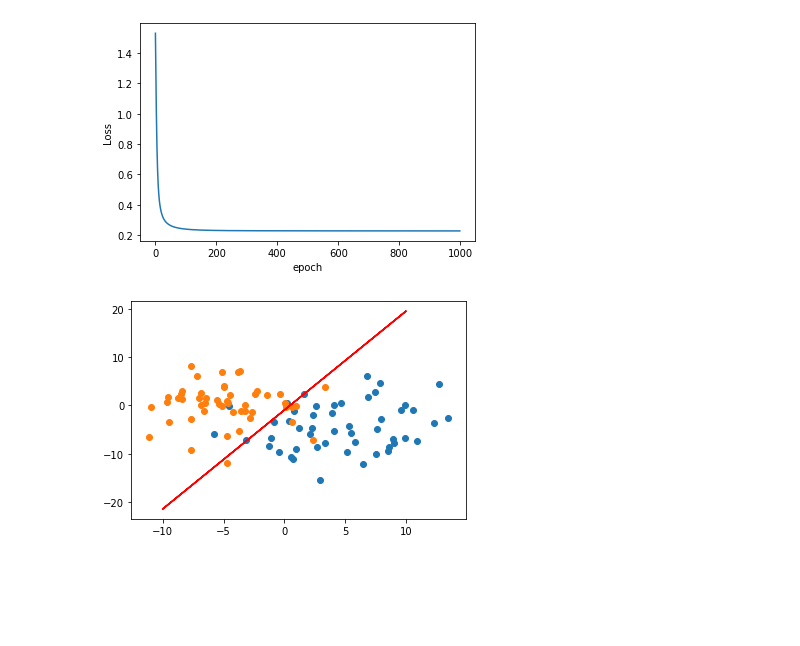
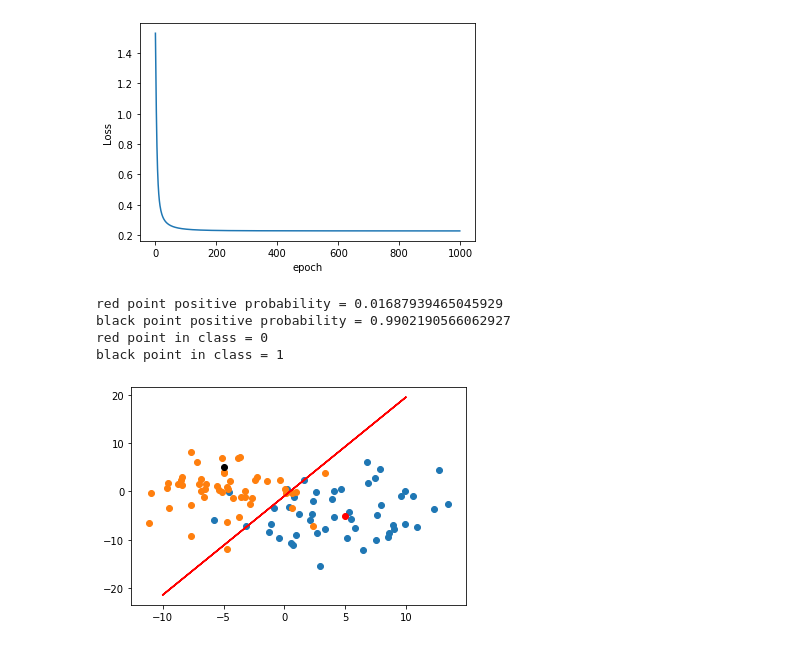
Before and after one commit to SokichiFujita/PyTorch-for-Deep-Learning-and-Computer-Vision, a Jupyter notebook: Chapter5_Perceptrons.ipynb, the cells around one changed output. Saved outputs shown, nothing was run; the diff lists cells and outputs as text; code cells hidden in the pictures; blank space fills up the shorter version.

```diff
--- a/Chapter5_Perceptrons.ipynb
+++ b/Chapter5_Perceptrons.ipynb
@@ -47,6 +47,12 @@ class Model(nn.Module):
   def forward(self, x):
     pred = torch.sigmoid(self.linear(x))
     return pred
+  def predict(self, x):
+    pred = self.forward(x)
+    if pred >= 0.5:
+      return 1
+    else:
+      return 0
 # %%
 torch.manual_seed(2)
 model = Model(2,1)
@@ -96,7 +102,20 @@ plt.xlabel('epoch')
 # %% [output]
 Text(0.5, 0, 'epoch')
 [figure]
-# %%
-plot_fit("Trained Model")
-# %% [output]
-[figure, removed]
+# %%
+point1 = torch.Tensor([5.0, -5.0])
+point2 = torch.Tensor([-5.0, 5.0])
+plt.plot(point1.numpy()[0], point1.numpy()[1], 'ro')
+plt.plot(point2.numpy()[0], point2.numpy()[1], 'ko')
+print("red point positive probability = {}".format(model.forward(point1).item()))
+print("black point positive probability = {}".format(model.forward(point2).item()))
+print("red point in class = {}".format(model.predict(point1)))
+print("black point in class = {}".format(model.predict(point2)))
+
+plot_fit("Trained Model")
+# %% [output]
+red point positive probability = 0.01687939465045929
+black point positive probability = 0.9902190566062927
+red point in class = 0
+black point in class = 1
+[figure, added]
```
